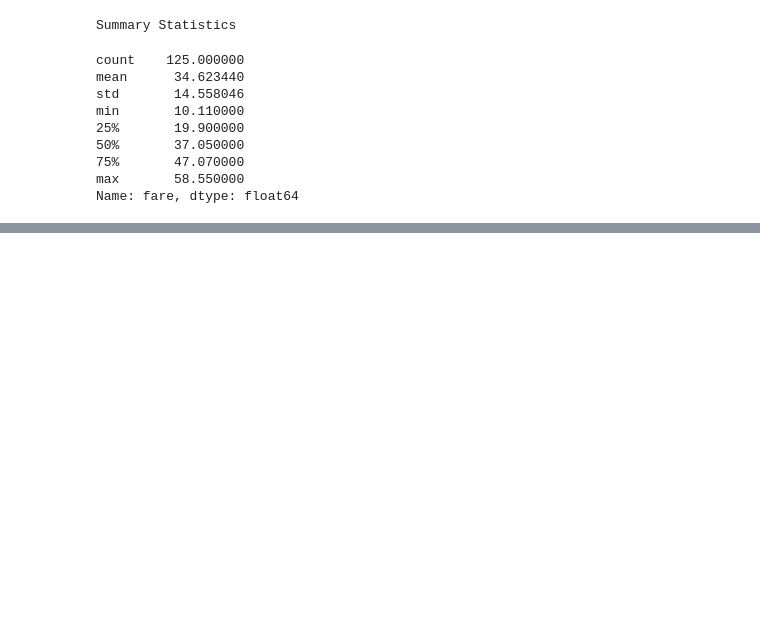
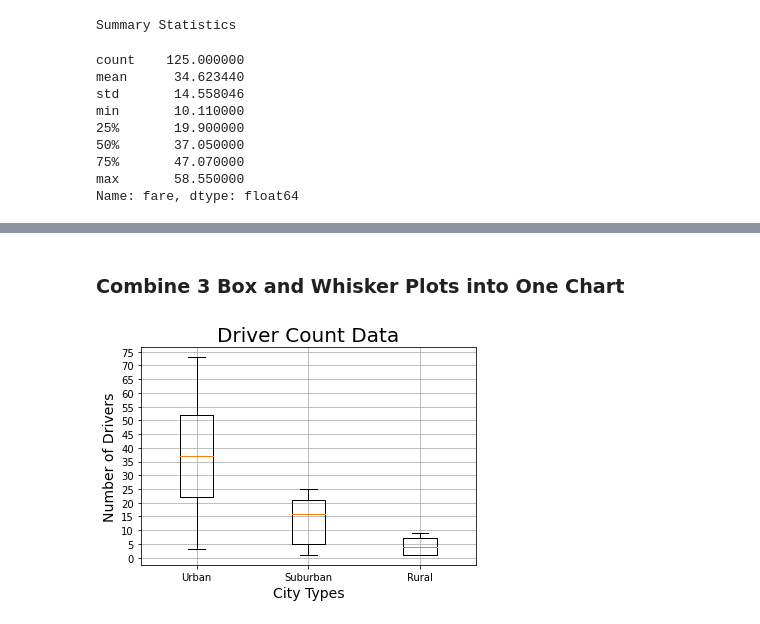
Before and after one commit to juliomeza/PyBer_Analysis, a Jupyter notebook: PyBer.ipynb, the cells around one changed output, grey strips where cells are left out. Saved outputs shown, nothing was run; the diff lists cells and outputs as text; code cells hidden in the pictures; blank space fills up the shorter version.

```diff
--- a/PyBer.ipynb
+++ b/PyBer.ipynb
@@ -564,0 +636,18 @@ rural_fares = rural_cities_df['fare']
+# %% [markdown]
+### Combine 3 Box and Whisker Plots into One Chart
+# %%
+x_labels = ['Urban', 'Suburban', 'Rural']
+driver_count_data = [urban_drivers, suburban_drivers,rural_drivers]
+
+fig, ax = plt.subplots()
+ax.boxplot(driver_count_data, labels=x_labels)
+ax.set_title('Driver Count Data', fontsize=20)
+ax.set_xlabel('City Types', fontsize=14)
+ax.set_ylabel('Number of Drivers', fontsize=14)
+ax.set_yticks(np.arange(0,80,5))
+
+ax.grid()
+plt.savefig('analysis/Fig4.png')
+plt.show()
+# %% [output]
+[figure, added]
```
Also changed, not shown: parts of 13 cells of this notebook, 1 other file.
